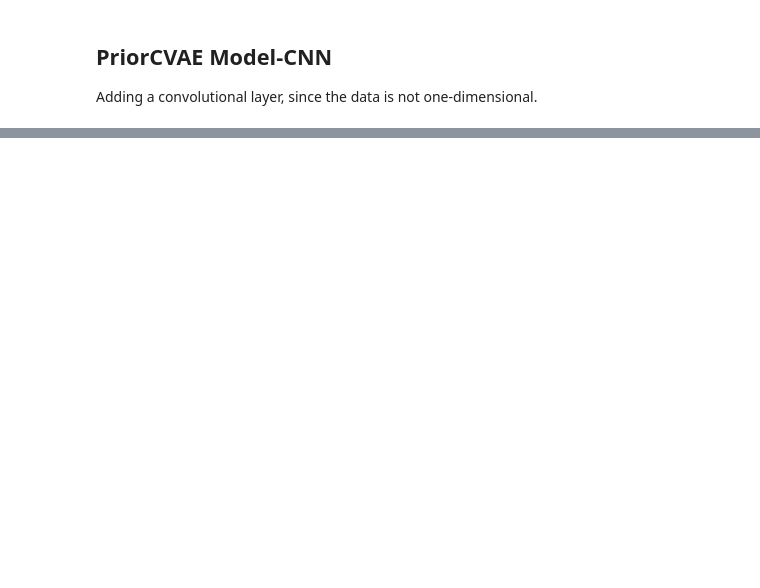
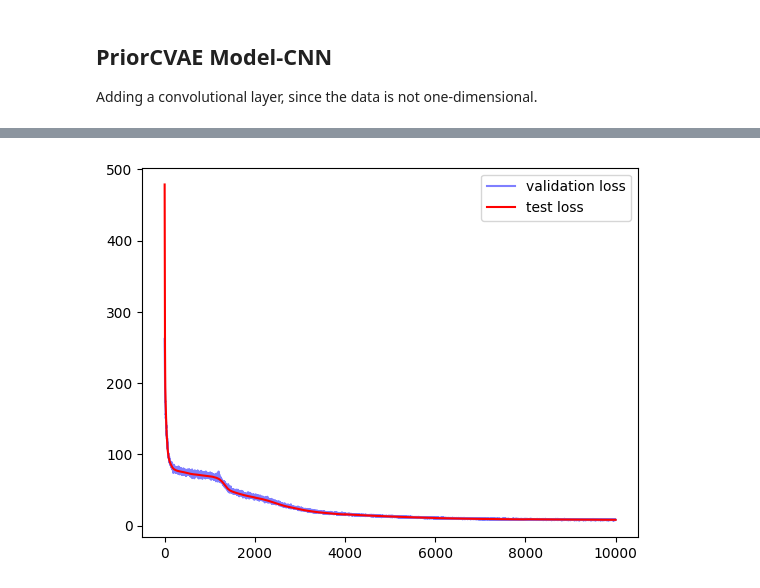
Before and after one commit to hltlovespeach/PINTS_priorCVAE, a Jupyter notebook: vae_LV.ipynb, the cells around one changed output, grey strips where cells are left out. Drawn from its saved outputs; the diff is of its cells as text; code cells hidden in the pictures; blank space fills up the shorter version.

```diff
--- a/vae_LV.ipynb
+++ b/vae_LV.ipynb
@@ -169,3 +120,10 @@ KeyboardInterrupt:
+# %%
+plt.plot(range(len(loss_1)), loss_1, color='blue', label='validation loss',alpha = 0.5,)
+plt.plot(range(len(loss_2)),loss_2, color='red', label='test loss')
+plt.legend()
+plt.show()
+# %% [output]
+[figure, added]
 # %%
 decoder_params = trainer.state.params['decoder']
 key = jax.random.PRNGKey(rnd.randint(0, 9999))
```
Also changed, not shown: parts of 17 cells of this notebook.
